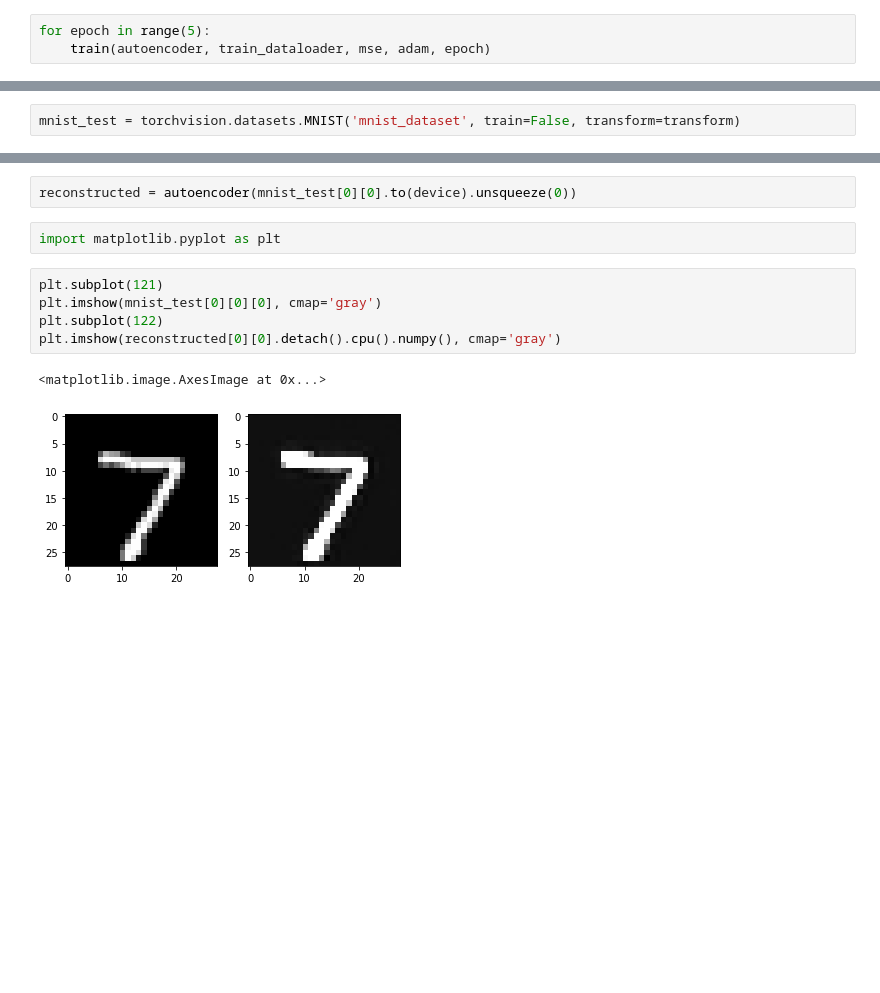
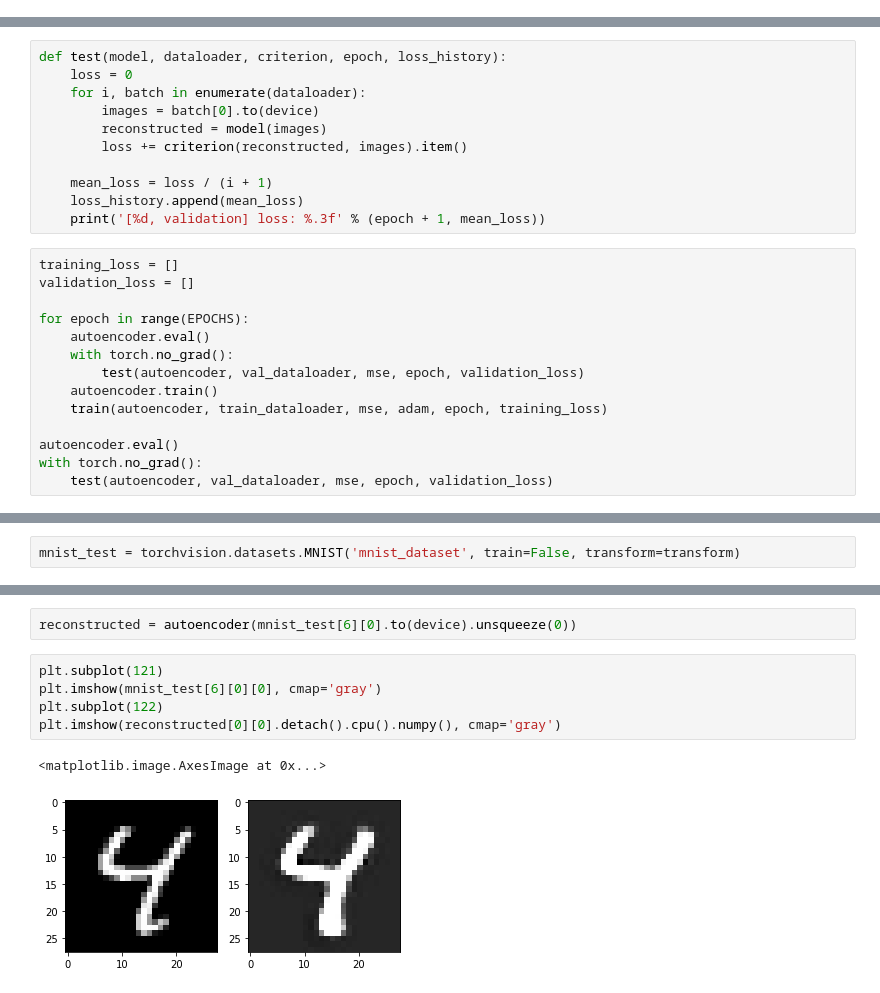
Before and after one commit to gio8tisu/DLAI-project, a Jupyter notebook: team08.ipynb, the cells around one changed output, grey strips where cells are left out. Drawn from its saved outputs; the diff is of its cells as text; blank space fills up the shorter version.

```diff
--- a/team08.ipynb
+++ b/team08.ipynb
@@ -264,3 +324,0 @@ def train(model, dataloader, criterion, optimizer, epoch):
-# %%
-for epoch in range(5):
-    train(autoencoder, train_dataloader, mse, adam, epoch)
@@ -284,0 +325,25 @@ for epoch in range(5):
+# %%
+def test(model, dataloader, criterion, epoch, loss_history):
+    loss = 0
+    for i, batch in enumerate(dataloader):
+        images = batch[0].to(device)
+        reconstructed = model(images)
+        loss += criterion(reconstructed, images).item()
+
+    mean_loss = loss / (i + 1)
+    loss_history.append(mean_loss)
+    print('[%d, validation] loss: %.3f' % (epoch + 1, mean_loss))
+# %%
+training_loss = []
+validation_loss = []
+
+for epoch in range(EPOCHS):
+    autoencoder.eval()
+    with torch.no_grad():
+        test(autoencoder, val_dataloader, mse, epoch, validation_loss)
+    autoencoder.train()
+    train(autoencoder, train_dataloader, mse, adam, epoch, training_loss)
+
+autoencoder.eval()
+with torch.no_grad():
+    test(autoencoder, val_dataloader, mse, epoch, validation_loss)
@@ -287,12 +380,10 @@ mnist_test = torchvision.datasets.MNIST('mnist_dataset', train=False, transform=
 # %%
-reconstructed = autoencoder(mnist_test[0][0].to(device).unsqueeze(0))
+reconstructed = autoencoder(mnist_test[6][0].to(device).unsqueeze(0))
-# %%
-import matplotlib.pyplot as plt
 # %%
 plt.subplot(121)
-plt.imshow(mnist_test[0][0][0], cmap='gray')
+plt.imshow(mnist_test[6][0][0], cmap='gray')
 plt.subplot(122)
 plt.imshow(reconstructed[0][0].detach().cpu().numpy(), cmap='gray')
 # %% [output]
 <matplotlib.image.AxesImage at 0x...>
-[figure, old version]
+[figure, new version]
```
Also changed, not shown: parts of 29 cells of this notebook.
